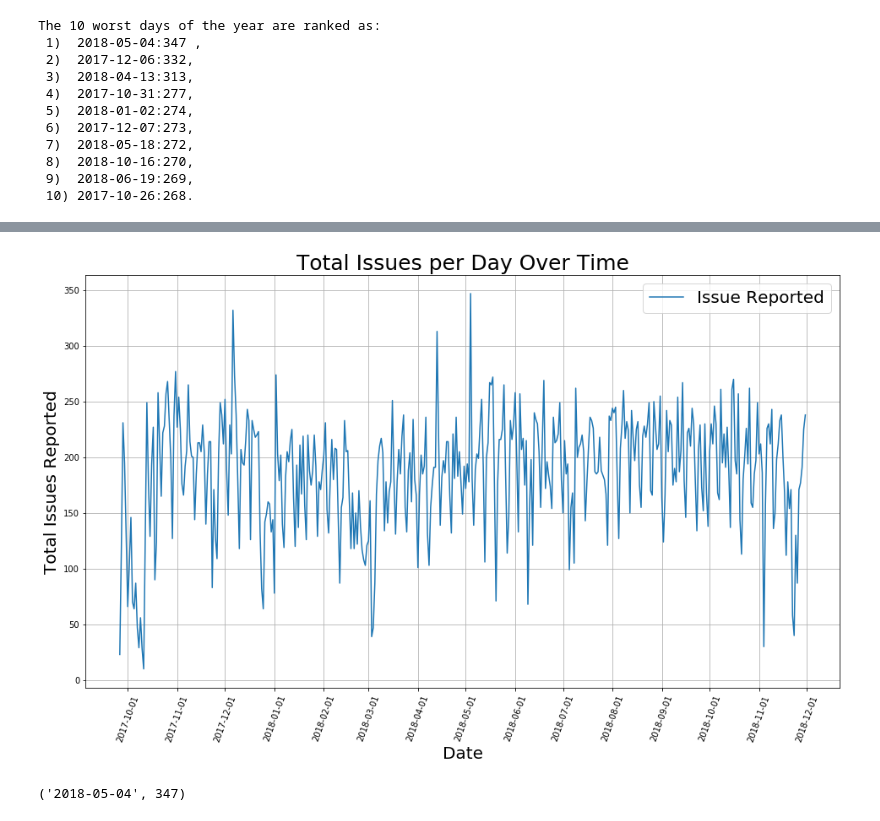
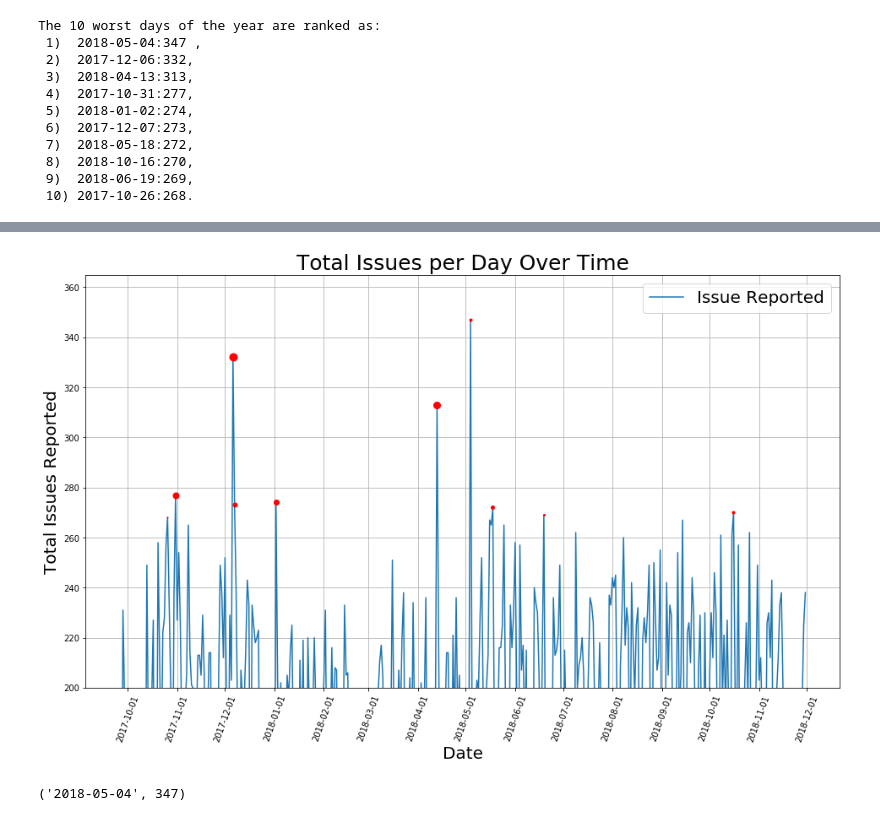
Before and after one commit to smarquardt92/project_1, a Jupyter notebook: dev/Annual Line Graph.ipynb, the cells around one changed output, grey strips where cells are left out. Cells and saved outputs as stored; diff of their text form; code cells hidden in the pictures.

```diff
--- a/dev/Annual Line Graph.ipynb
+++ b/dev/Annual Line Graph.ipynb
@@ -110,33 +110,71 @@ Name: Issue Reported, dtype: int64
 # %%
 # ––––––––––––––––––––––––––- * PLOTTING TOTAL INCIDENTS PER DAY OVER TIME * ––––––––––––––––––––––––––-
 incidentsperday.index = pd.to_datetime(incidentsperday.index)
 
 fig = plt.figure()
 ax = fig.add_subplot(111)
 ax.xaxis.set_major_locator(dates.MonthLocator())
 ax.xaxis.set_minor_locator(dates.MonthLocator())
 ax.xaxis.set_major_formatter(dates.DateFormatter('%Y-%m-%d'))
 ax.plot(incidentsperday.index, incidentsperday)
 plt.xticks(rotation=70)
 plt.title("Total Issues per Day Over Time", fontsize=25)
 plt.xlabel("Date", fontsize=20)
 plt.ylabel("Total Issues Reported", fontsize=20)
 plt.grid()
 plt.legend(loc='best', fontsize=20)
-# plt.plot([wrsttotday1x], [wrsttotday1y], marker='o', markersize=3, color="red")
-# plt.plot([wrsttotday2x], [wrsttotday2y], marker='o', markersize=9, color="red")
-# plt.plot([wrsttotday3x], [wrsttotday3y], marker='o', markersize=8, color="red")
-# plt.plot([wrsttotday4x], [wrsttotday4y], marker='o', markersize=7, color="red")
-# plt.plot([wrsttotday5x], [wrsttotday5y], marker='o', markersize=6, color="red")
-# plt.plot([wrsttotday6x], [wrsttotday6y], marker='o', markersize=5, color="red")
-# plt.plot([wrsttotday7x], [wrsttotday7y], marker='o', markersize=4, color="red")
-# plt.plot([wrsttotday8x], [wrsttotday8y], marker='o', markersize=3, color="red")
-# plt.plot([wrsttotday9x], [wrsttotday9y], marker='o', markersize=2, color="red")
-# plt.plot([wrsttotday10x], [wrsttotday10y], marker='o', markersize=1, color="red")
+
+# ––––––––––––––––––––––––––- * RETRIEVING DAYS W/ > 250 TOTAL ISSUES REPORTED * ––––––––––––––––––––––––––-
+sortedtotalperday_df = incidentsperday.sort_values(ascending=False)
+sortedtotalperday_df[0:13]
+
+wrsttotday1x = sortedtotalperday_df.index[0]
+wrsttotday1y = sortedtotalperday_df[0]
+
+wrsttotday2x = sortedtotalperday_df.index[1]
+wrsttotday2y = sortedtotalperday_df[1]
+
+wrsttotday3x = sortedtotalperday_df.index[2]
+wrsttotday3y = sortedtotalperday_df[2]
+
+wrsttotday4x = sortedtotalperday_df.index[3]
+wrsttotday4y = sortedtotalperday_df[3]
+
+wrsttotday5x = sortedtotalperday_df.index[4]
+wrsttotday5y = sortedtotalperday_df[4]
+
+wrsttotday6x = sortedtotalperday_df.index[5]
+wrsttotday6y = sortedtotalperday_df[5]
+
+wrsttotday7x = sortedtotalperday_df.index[6]
+wrsttotday7y = sortedtotalperday_df[6]
+
+wrsttotday8x = sortedtotalperday_df.index[7]
+wrsttotday8y = sortedtotalperday_df[7]
+
+wrsttotday9x = sortedtotalperday_df.index[8]
+wrsttotday9y = sortedtotalperday_df[8]
+
+wrsttotday10x = sortedtotalperday_df.index[9]
+wrsttotday10y = sortedtotalperday_df[9]
+
+#print(f'The 10 worst days of the year are ranked as:\n 1)  {wrsttotday1x}:{wrsttotday1y} , \n 2)  {wrsttotday2x}:{wrsttotday2y},\n 3)  {wrsttotday3x}:{wrsttotday3y},\n 4)  {wrsttotday4x}:{wrsttotday4y},\n 5)  {wrsttotday5x}:{wrsttotday5y},\n 6)  {wrsttotday6x}:{wrsttotday6y},\n 7)  {wrsttotday7x}:{wrsttotday7y},\n 8)  {wrsttotday8x}:{wrsttotday8y},\n 9)  {wrsttotday9x}:{wrsttotday9y},\n 10) {wrsttotday10x}:{wrsttotday10y}.')
+plt.plot([wrsttotday1x], [wrsttotday1y], marker='o', markersize=3, color="red")
+plt.plot([wrsttotday2x], [wrsttotday2y], marker='o', markersize=9, color="red")
+plt.plot([wrsttotday3x], [wrsttotday3y], marker='o', markersize=8, color="red")
+plt.plot([wrsttotday4x], [wrsttotday4y], marker='o', markersize=7, color="red")
+plt.plot([wrsttotday5x], [wrsttotday5y], marker='o', markersize=6, color="red")
+plt.plot([wrsttotday6x], [wrsttotday6y], marker='o', markersize=5, color="red")
+plt.plot([wrsttotday7x], [wrsttotday7y], marker='o', markersize=4, color="red")
+plt.plot([wrsttotday8x], [wrsttotday8y], marker='o', markersize=3, color="red")
+plt.plot([wrsttotday9x], [wrsttotday9y], marker='o', markersize=2, color="red")
+plt.plot([wrsttotday10x], [wrsttotday10y], marker='o', markersize=1, color="red")
 plt.savefig('../Deliverables/Annual Line Graph (Totals per Day).png')
+
+plt.ylim(200, 365)
 plt.show()
 # %% [output]
-[figure, old version]
+[figure, new version]
 # %%
 wrsttotday1x, wrsttotday1y
 # %% [output]
```
Also changed, not shown: parts of 3 cells of this notebook, 14 other files.
